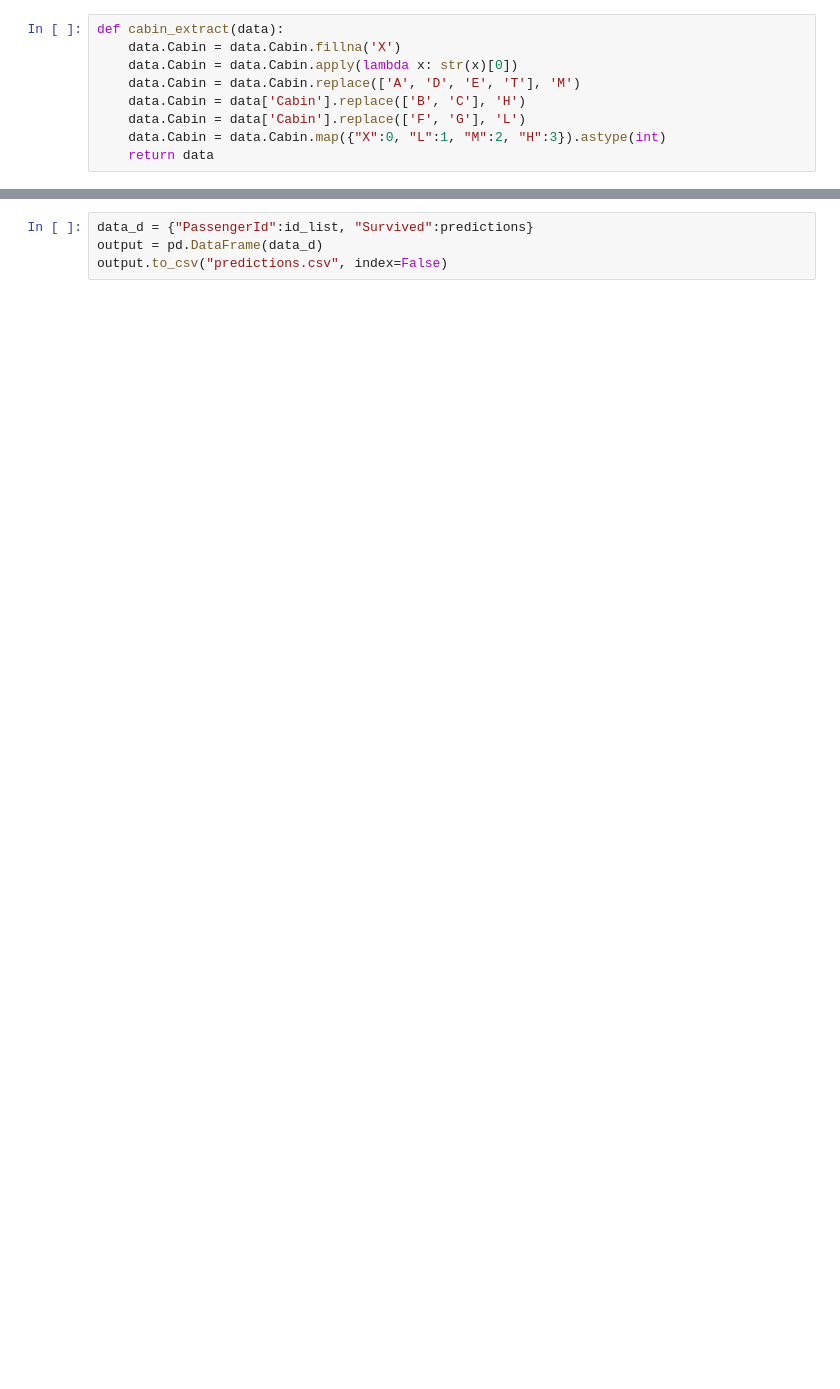
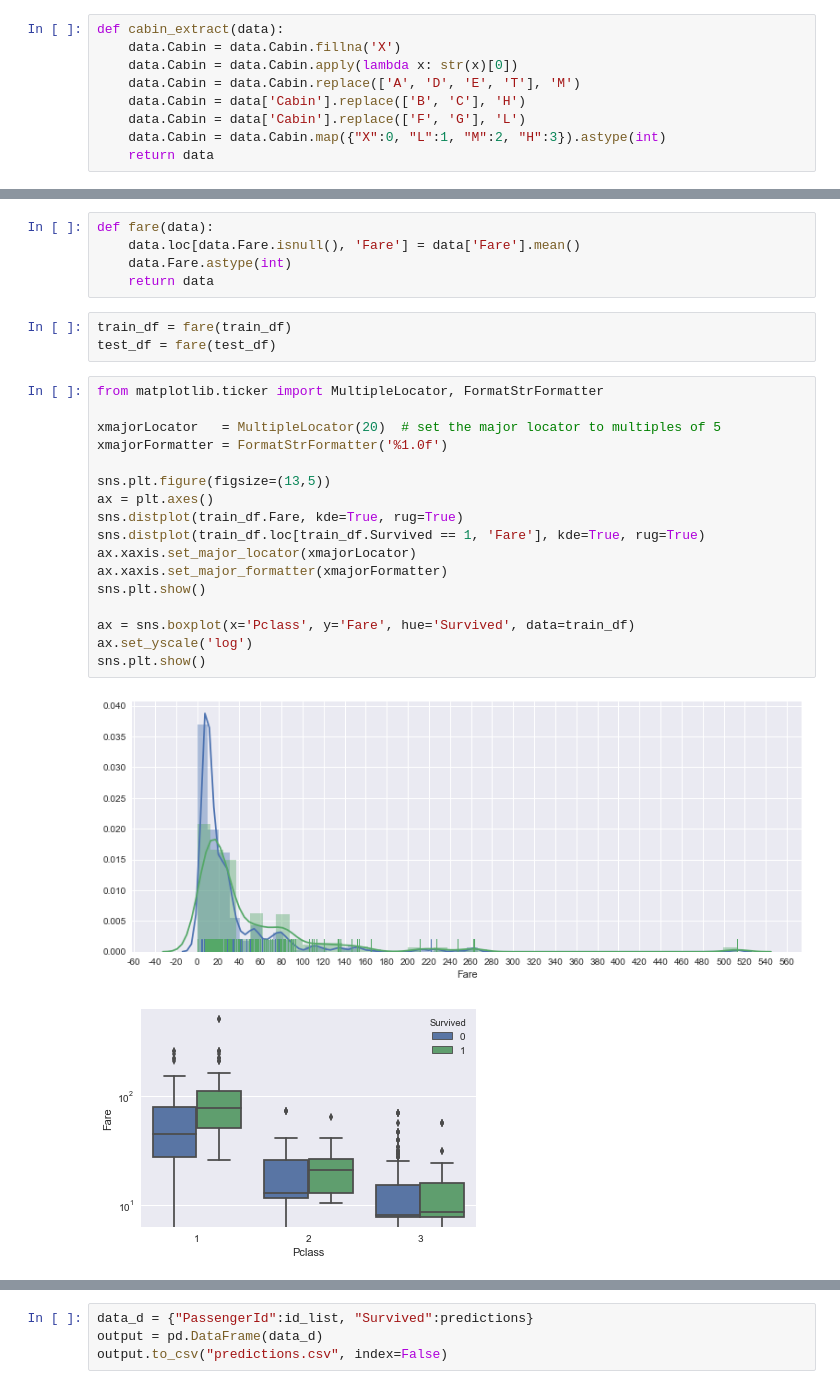
Before and after one commit to MatthewUng/titanic, a Jupyter notebook: titanic.ipynb, the cells around one changed output, grey strips where cells are left out. Cells and saved outputs as stored; diff of their text form; blank space fills up the shorter version.

```diff
--- a/titanic.ipynb
+++ b/titanic.ipynb
@@ -65,0 +122,28 @@ train_df.head()
+# %%
+def fare(data):
+    data.loc[data.Fare.isnull(), 'Fare'] = data['Fare'].mean()
+    data.Fare.astype(int)
+    return data
+# %%
+train_df = fare(train_df)
+test_df = fare(test_df)
+# %%
+from matplotlib.ticker import MultipleLocator, FormatStrFormatter
+
+xmajorLocator   = MultipleLocator(20)  # set the major locator to multiples of 5
+xmajorFormatter = FormatStrFormatter('%1.0f')
+
+sns.plt.figure(figsize=(13,5))
+ax = plt.axes()
+sns.distplot(train_df.Fare, kde=True, rug=True)
+sns.distplot(train_df.loc[train_df.Survived == 1, 'Fare'], kde=True, rug=True)
+ax.xaxis.set_major_locator(xmajorLocator)
+ax.xaxis.set_major_formatter(xmajorFormatter)
+sns.plt.show()
+
+ax = sns.boxplot(x='Pclass', y='Fare', hue='Survived', data=train_df)
+ax.set_yscale('log')
+sns.plt.show()
+# %% [output]
+[figure, added]
+[figure, added]
```
Also changed, not shown: parts of 32 cells of this notebook, 1 other file.
